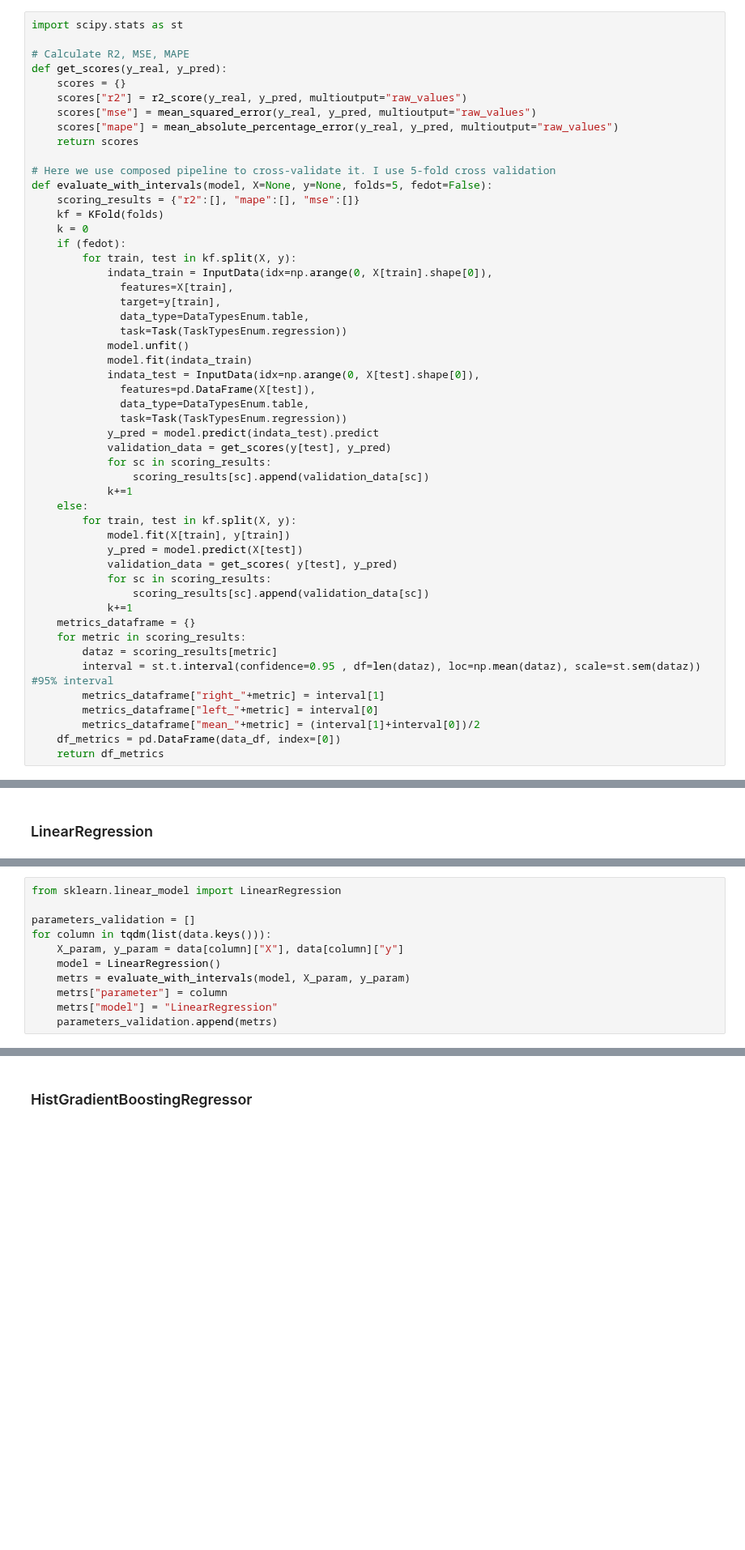
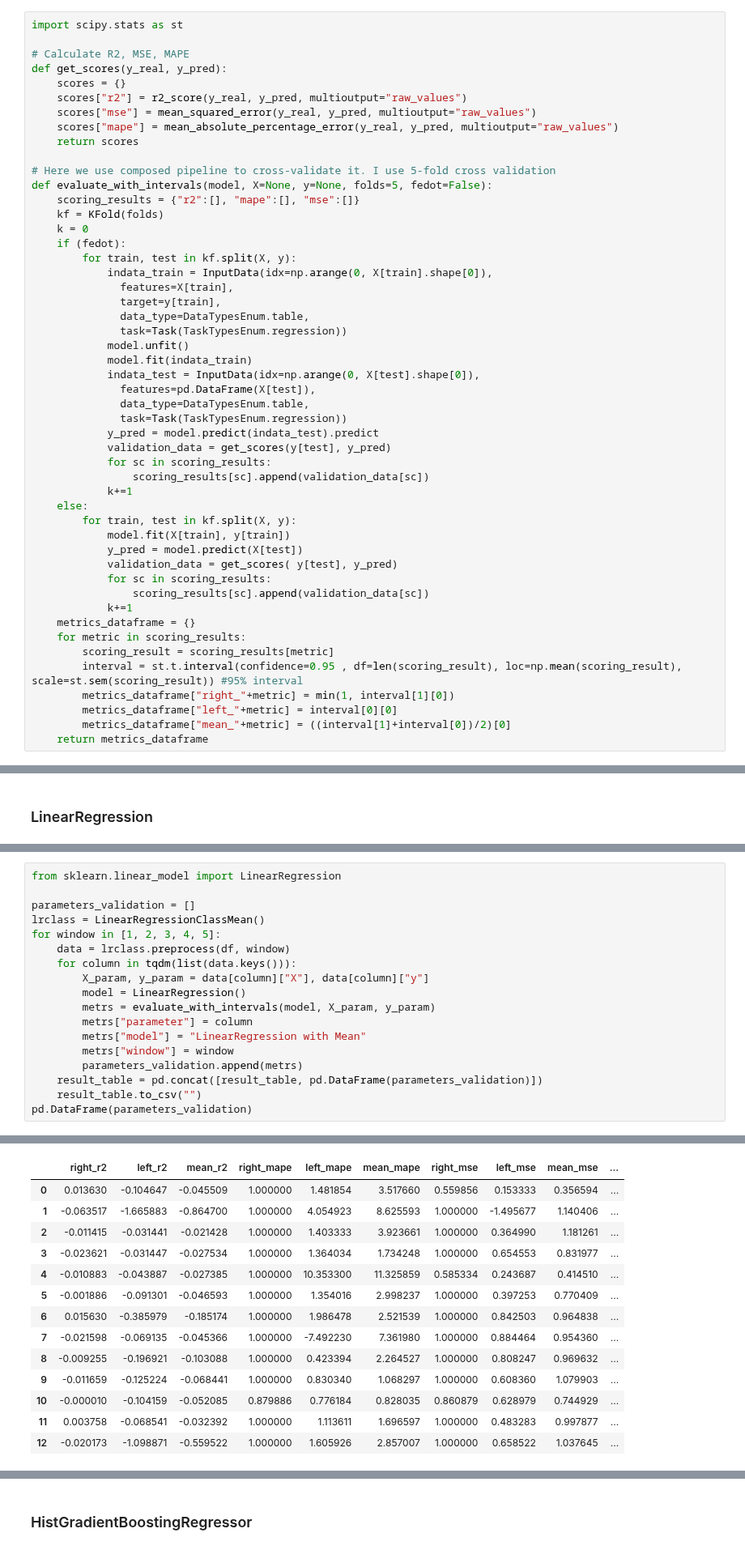
Before and after one commit to geniusserg/CovidPredict, a Jupyter notebook: fedot.ipynb, the cells around one changed output, grey strips where cells are left out. Shown at 81% size. Cells and saved outputs as stored; diff of their text form; blank space fills up the shorter version.

Commit message:
linear regression

```diff
--- a/fedot.ipynb
+++ b/fedot.ipynb
@@ -300,13 +335,12 @@ def evaluate_with_intervals(model, X=None, y=None, folds=5, fedot=False):
             k+=1
     metrics_dataframe = {}
     for metric in scoring_results:
-        dataz = scoring_results[metric]
-        interval = st.t.interval(confidence=0.95 , df=len(dataz), loc=np.mean(dataz), scale=st.sem(dataz)) #95% interval
-        metrics_dataframe["right_"+metric] = interval[1]
-        metrics_dataframe["left_"+metric] = interval[0]
-        metrics_dataframe["mean_"+metric] = (interval[1]+interval[0])/2
-    df_metrics = pd.DataFrame(data_df, index=[0])
-    return df_metrics
+        scoring_result = scoring_results[metric]
+        interval = st.t.interval(confidence=0.95 , df=len(scoring_result), loc=np.mean(scoring_result), scale=st.sem(scoring_result)) #95% interval
+        metrics_dataframe["right_"+metric] = min(1, interval[1][0])
+        metrics_dataframe["left_"+metric] = interval[0][0]
+        metrics_dataframe["mean_"+metric] = ((interval[1]+interval[0])/2)[0]
+    return metrics_dataframe
 # %% [markdown]
 Чтобы обьективно понимать, что будущие модели будут улавливать закономерности а не рандомно делать свои ответы, попробуем возвращать только среднее значение параметра по всем возможным наблюдениям и после сравним эффективность такого подхода с моделью машинного обучения
 # %% [markdown]
@@ -327,11 +478,18 @@ result_table = pd.DataFrame()
 from sklearn.linear_model import LinearRegression
 
 parameters_validation = []
-for column in tqdm(list(data.keys())):
-    X_param, y_param = data[column]["X"], data[column]["y"]
-    model = LinearRegression()
-    metrs = evaluate_with_intervals(model, X_param, y_param)
-    metrs["parameter"] = column
-    metrs["model"] = "LinearRegression"
-    parameters_validation.append(metrs)
+lrclass = LinearRegressionClassMean()
+for window in [1, 2, 3, 4, 5]:
+    data = lrclass.preprocess(df, window)
+    for column in tqdm(list(data.keys())):
+        X_param, y_param = data[column]["X"], data[column]["y"]
+        model = LinearRegression()
+        metrs = evaluate_with_intervals(model, X_param, y_param)
+        metrs["parameter"] = column
+        metrs["model"] = "LinearRegression with Mean"
+        metrs["window"] = window
+        parameters_validation.append(metrs)
+    result_table = pd.concat([result_table, pd.DataFrame(parameters_validation)])
+    result_table.to_csv("")
+pd.DataFrame(parameters_validation)
 # %% [output]
@@ -339,0 +496,14 @@ LinearRegression does not accept missing values encoded as NaN natively. For sup
+|  | right_r2 | left_r2 | mean_r2 | right_mape | left_mape | mean_mape | right_mse | left_mse | mean_mse | ... |
+| 0 | 0.013630 | -0.104647 | -0.045509 | 1.000000 | 1.481854 | 3.517660 | 0.559856 | 0.153333 | 0.356594 | ... |
+| 1 | -0.063517 | -1.665883 | -0.864700 | 1.000000 | 4.054923 | 8.625593 | 1.000000 | -1.495677 | 1.140406 | ... |
+| 2 | -0.011415 | -0.031441 | -0.021428 | 1.000000 | 1.403333 | 3.923661 | 1.000000 | 0.364990 | 1.181261 | ... |
+| 3 | -0.023621 | -0.031447 | -0.027534 | 1.000000 | 1.364034 | 1.734248 | 1.000000 | 0.654553 | 0.831977 | ... |
+| 4 | -0.010883 | -0.043887 | -0.027385 | 1.000000 | 10.353300 | 11.325859 | 0.585334 | 0.243687 | 0.414510 | ... |
+| 5 | -0.001886 | -0.091301 | -0.046593 | 1.000000 | 1.354016 | 2.998237 | 1.000000 | 0.397253 | 0.770409 | ... |
+| 6 | 0.015630 | -0.385979 | -0.185174 | 1.000000 | 1.986478 | 2.521539 | 1.000000 | 0.842503 | 0.964838 | ... |
+| 7 | -0.021598 | -0.069135 | -0.045366 | 1.000000 | -7.492230 | 7.361980 | 1.000000 | 0.884464 | 0.954360 | ... |
+| 8 | -0.009255 | -0.196921 | -0.103088 | 1.000000 | 0.423394 | 2.264527 | 1.000000 | 0.808247 | 0.969632 | ... |
+| 9 | -0.011659 | -0.125224 | -0.068441 | 1.000000 | 0.830340 | 1.068297 | 1.000000 | 0.608360 | 1.079903 | ... |
+| 10 | -0.000010 | -0.104159 | -0.052085 | 0.879886 | 0.776184 | 0.828035 | 0.860879 | 0.628979 | 0.744929 | ... |
+| 11 | 0.003758 | -0.068541 | -0.032392 | 1.000000 | 1.113611 | 1.696597 | 1.000000 | 0.483283 | 0.997877 | ... |
+| 12 | -0.020173 | -1.098871 | -0.559522 | 1.000000 | 1.605926 | 2.857007 | 1.000000 | 0.658522 | 1.037645 | ... |
```
Also changed, not shown: parts of 13 cells of this notebook.
